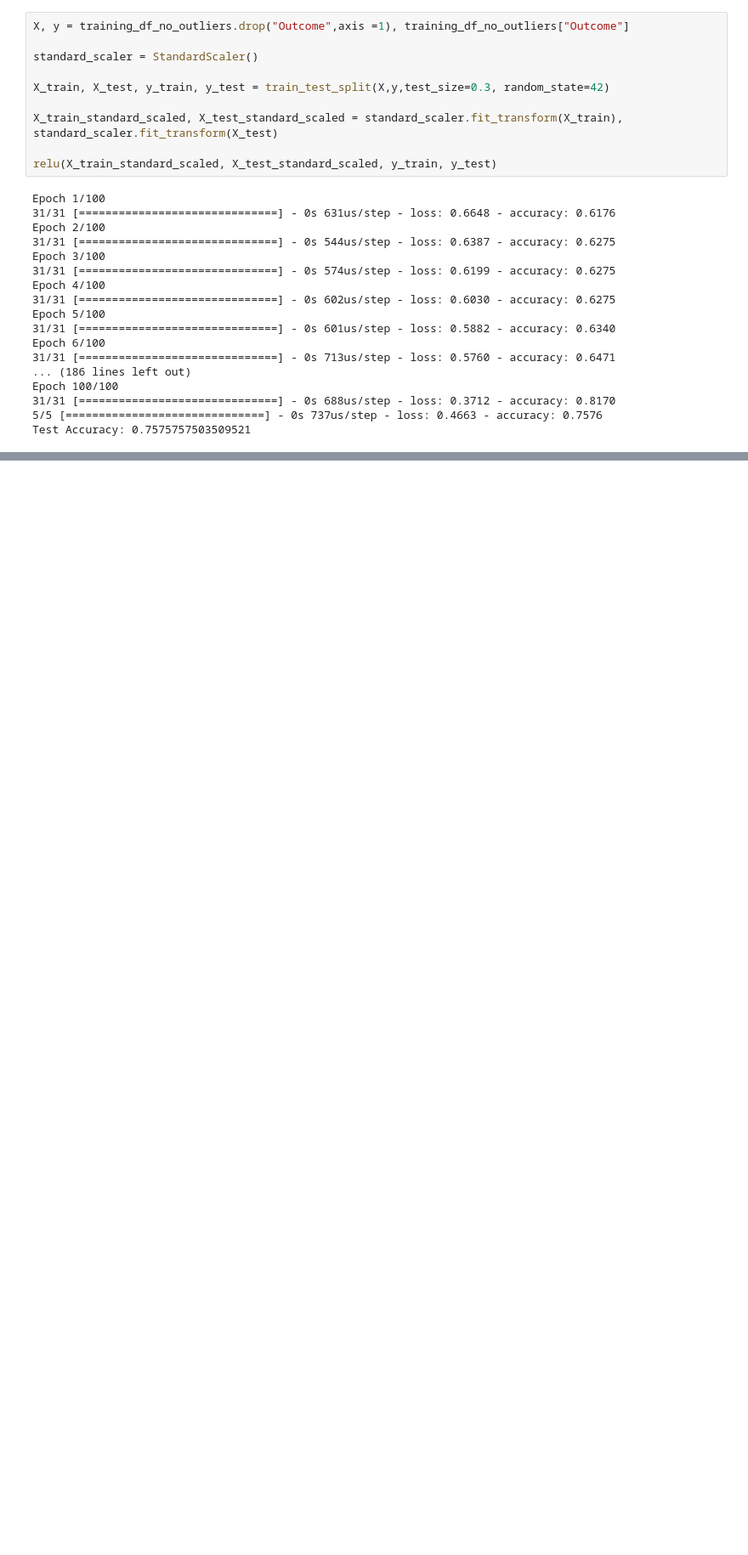
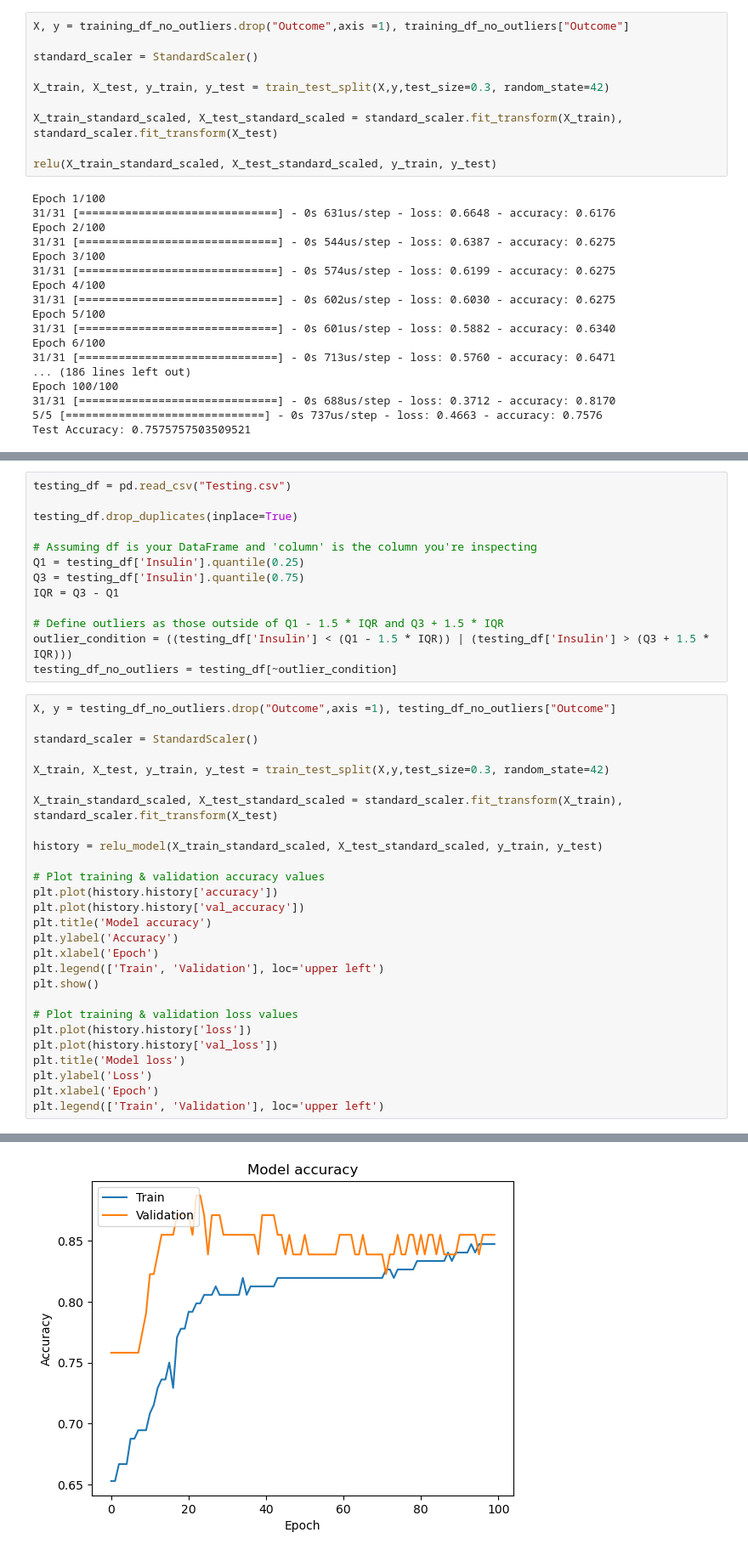
Before and after one commit to MaukanMir/Diabetes-Classifier, a Jupyter notebook: training.ipynb, the cells around one changed output, grey strips where cells are left out. Shown at 85% size. Drawn from its saved outputs; the diff is of its cells as text; blank space fills up the shorter version.

Commit message:
Added new testing model"

```diff
--- a/training.ipynb
+++ b/training.ipynb
@@ -545,0 +543,41 @@ Test Accuracy: 0.7575757503509521
+# %%
+testing_df = pd.read_csv("Testing.csv")
+
+testing_df.drop_duplicates(inplace=True)
+
+# Assuming df is your DataFrame and 'column' is the column you're inspecting
+Q1 = testing_df['Insulin'].quantile(0.25)
+Q3 = testing_df['Insulin'].quantile(0.75)
+IQR = Q3 - Q1
+
+# Define outliers as those outside of Q1 - 1.5 * IQR and Q3 + 1.5 * IQR
+outlier_condition = ((testing_df['Insulin'] < (Q1 - 1.5 * IQR)) | (testing_df['Insulin'] > (Q3 + 1.5 * IQR)))
+testing_df_no_outliers = testing_df[~outlier_condition]
+# %%
+X, y = testing_df_no_outliers.drop("Outcome",axis =1), testing_df_no_outliers["Outcome"]
+
+standard_scaler = StandardScaler()
+
+X_train, X_test, y_train, y_test = train_test_split(X,y,test_size=0.3, random_state=42)
+
+X_train_standard_scaled, X_test_standard_scaled = standard_scaler.fit_transform(X_train), standard_scaler.fit_transform(X_test)
+
+history = relu_model(X_train_standard_scaled, X_test_standard_scaled, y_train, y_test)
+
+# Plot training & validation accuracy values
+plt.plot(history.history['accuracy'])
+plt.plot(history.history['val_accuracy'])
+plt.title('Model accuracy')
+plt.ylabel('Accuracy')
+plt.xlabel('Epoch')
+plt.legend(['Train', 'Validation'], loc='upper left')
+plt.show()
+
+# Plot training & validation loss values
+plt.plot(history.history['loss'])
+plt.plot(history.history['val_loss'])
+plt.title('Model loss')
+plt.ylabel('Loss')
+plt.xlabel('Epoch')
+plt.legend(['Train', 'Validation'], loc='upper left')
+# %% [output]
@@ -545,0 +601 @@ Test Accuracy: 0.7575757503509521
+[figure, added]
```
Also changed, not shown: parts of 4 cells of this notebook.
